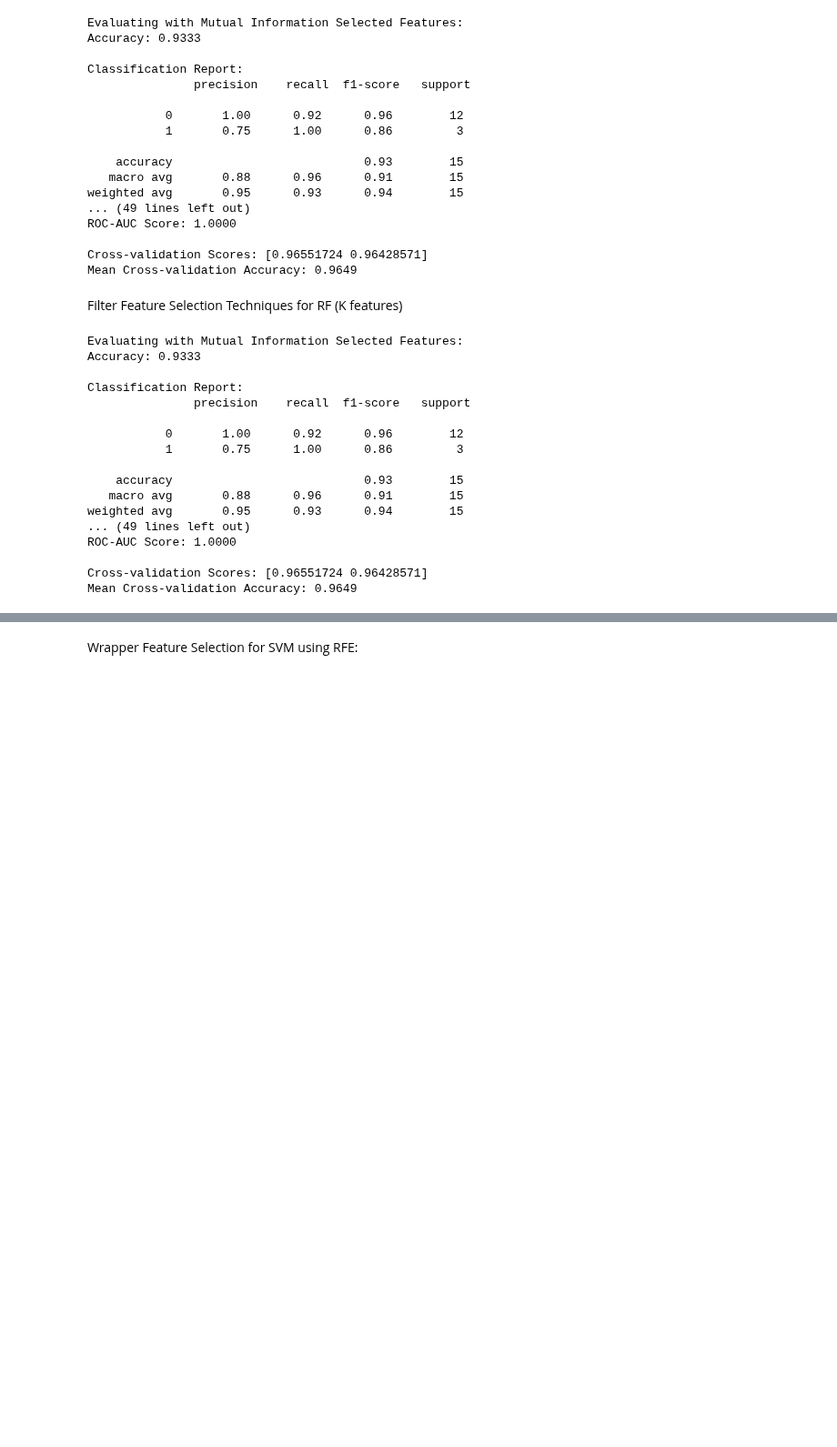
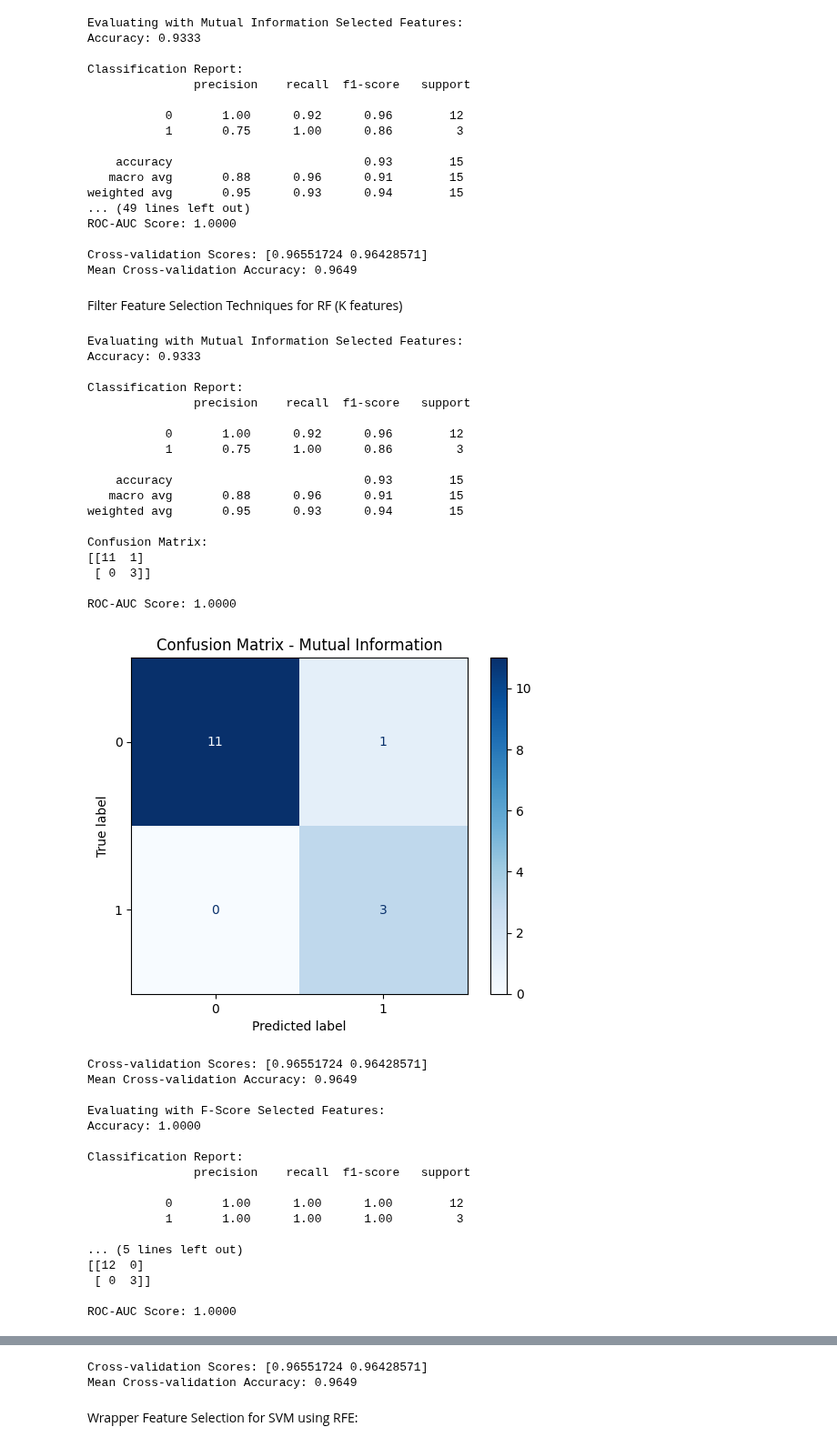
Before and after one commit to nafzo152/psm2-research-codes, a Jupyter notebook: FInal.ipynb, the cells around one changed output, grey strips where cells are left out. Shown at 91% size. Drawn from its saved outputs; the diff is of its cells as text; code cells hidden in the pictures; blank space fills up the shorter version.

Commit message:
added confusion metrices plot for the RF

```diff
--- a/FInal.ipynb
+++ b/FInal.ipynb
@@ -264,6 +264,7 @@ from sklearn.model_selection import train_test_split, cross_val_score
 from sklearn.metrics import accuracy_score, classification_report, confusion_matrix, roc_auc_score
 from sklearn.feature_selection import SelectKBest, mutual_info_classif, f_classif, chi2
 from sklearn import metrics
+import matplotlib.pyplot as plt
 
 # Set the seed for reproducibility across NumPy random operations
 np.random.seed(1111)
@@ -305,8 +306,8 @@ chi2_selector = SelectKBest(score_func=chi2, k=k)
 X_train_chi2 = chi2_selector.fit_transform(X_train, Y_train)
 X_test_chi2 = chi2_selector.transform(X_test)
 
-# Function to train and evaluate the Random Forest model
-def evaluate_rf(X_train, X_test, Y_train, Y_test):
+# Function to train, evaluate the Random Forest model, and plot confusion matrix
+def evaluate_rf(X_train, X_test, Y_train, Y_test, feature_name):
     rf = RandomForestClassifier(n_estimators=100, random_state=12)
     rf.fit(X_train, Y_train)
     Y_pred = rf.predict(X_test)
@@ -316,44 +317,68 @@ def evaluate_rf(X_train, X_test, Y_train, Y_test):
     classification_rep = classification_report(Y_test, Y_pred)
     roc_auc = roc_auc_score(Y_test, rf.predict_proba(X_test)[:, 1])
 
+    print(f"\nEvaluating with {feature_name} Selected Features:")
     print(f"Accuracy: {accuracy:.4f}")
     print("\nClassification Report:\n", classification_rep)
     print("Confusion Matrix:")
-    print(confusion_matrix(Y_test, Y_pred))
+    conf_matrix = confusion_matrix(Y_test, Y_pred)
+    print(conf_matrix)
     print(f"\nROC-AUC Score: {roc_auc:.4f}")
+
+    # Plot the confusion matrix
+    disp = metrics.ConfusionMatrixDisplay(confusion_matrix=conf_matrix)
+    disp.plot(cmap='Blues')
+    plt.title(f'Confusion Matrix - {feature_name}')
+    plt.show()
 
     # Perform n-fold cross-validation
     n = 2
     cv_scores = cross_val_score(rf, X_train, Y_train, cv=n)
     print(f"\nCross-validation Scores: {cv_scores}")
     print(f"Mean Cross-validation Accuracy: {cv_scores.mean():.4f}")
 
 # Evaluate the model using Mutual Information selected features
-print("\nEvaluating with Mutual Information Selected Features:")
-evaluate_rf(X_train_mi, X_test_mi, Y_train, Y_test)
+evaluate_rf(X_train_mi, X_test_mi, Y_train, Y_test, 'Mutual Information')
 
 # Evaluate the model using F-Score selected features
-print("\nEvaluating with F-Score Selected Features:")
-evaluate_rf(X_train_f, X_test_f, Y_train, Y_test)
+evaluate_rf(X_train_f, X_test_f, Y_train, Y_test, 'F-Score')
 
 # Evaluate the model using Chi-Square selected features
-print("\nEvaluating with Chi-Square Selected Features:")
-evaluate_rf(X_train_chi2, X_test_chi2, Y_train, Y_test)
+evaluate_rf(X_train_chi2, X_test_chi2, Y_train, Y_test, 'Chi-Square')
 # %% [output]
 Evaluating with Mutual Information Selected Features:
 Accuracy: 0.9333
 
 Classification Report:
                precision    recall  f1-score   support
 
            0       1.00      0.92      0.96        12
            1       0.75      1.00      0.86         3
 
     accuracy                           0.93        15
    macro avg       0.88      0.96      0.91        15
 weighted avg       0.95      0.93      0.94        15
-... (49 lines left out)
+
+Confusion Matrix:
+[[11  1]
+ [ 0  3]]
+
 ROC-AUC Score: 1.0000
-
-Cross-validation Scores: [0.96551724 0.96428571]
-Mean Cross-validation Accuracy: 0.9649
+[figure, added]
+Cross-validation Scores: [0.96551724 0.96428571]
+Mean Cross-validation Accuracy: 0.9649
+
+Evaluating with F-Score Selected Features:
+Accuracy: 1.0000
+
+Classification Report:
+               precision    recall  f1-score   support
+
+           0       1.00      1.00      1.00        12
+           1       1.00      1.00      1.00         3
+
+... (5 lines left out)
+[[12  0]
+ [ 0  3]]
+
+ROC-AUC Score: 1.0000
@@ -360,3 +404,5 @@ Mean Cross-validation Accuracy: 0.9649
+Cross-validation Scores: [0.96551724 0.96428571]
+Mean Cross-validation Accuracy: 0.9649
 # %% [markdown]
 Wrapper Feature Selection for SVM using RFE:
 # %%
```
Also changed, not shown: parts of 1 cell of this notebook.
